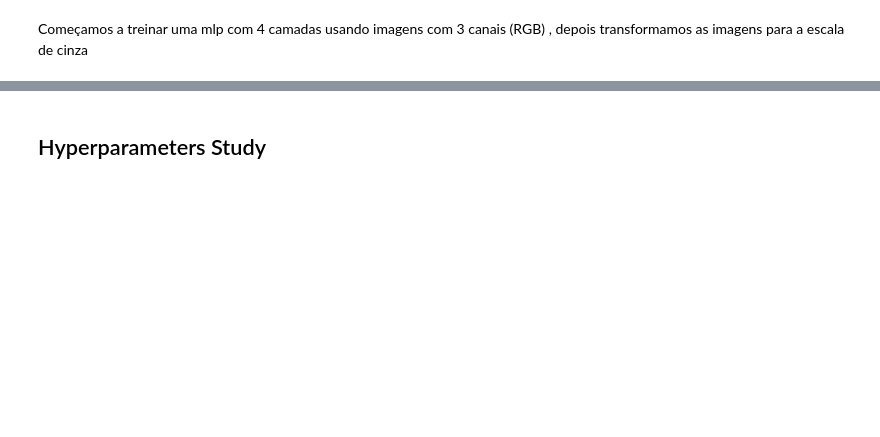
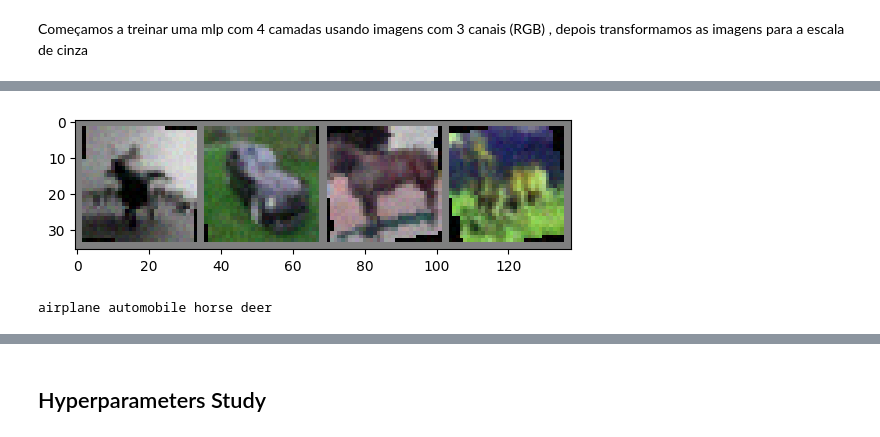
Before and after one commit to anasosl/redes_neurais, a Jupyter notebook: CIFAR10_with_MLPs.ipynb, the cells around one changed output, grey strips where cells are left out. Saved outputs shown, nothing was run; the diff lists cells and outputs as text; code cells hidden in the pictures; blank space fills up the shorter version.

```diff
--- a/CIFAR10_with_MLPs.ipynb
+++ b/CIFAR10_with_MLPs.ipynb
@@ -135,0 +174,22 @@ Começamos a treinar uma mlp com 4 camadas usando imagens com 3 canais (RGB) , d
+# %%
+# Definindo transformações de data augmentation com gaussian noise
+transform = transforms.Compose([
+    transforms.RandomHorizontalFlip(p=0.5),
+    transforms.RandomResizedCrop(32, scale=(0.8, 1.0)),
+    transforms.ColorJitter(brightness=0.2, contrast=0.2, saturation=0.2, hue=0.1),
+    transforms.RandomRotation(15),
+    transforms.RandomAffine(degrees=0, shear=5),
+    transforms.RandomApply([transforms.RandomGrayscale(p=1.0)], p=0.2),
+    transforms.RandomApply([transforms.GaussianBlur(kernel_size=(1, 1), sigma=(0.1, 2.0))], p=0.3),
+    transforms.ToTensor(),
+    transforms.Normalize((0.5,), (0.5,)),
+    AddGaussianNoise(mean=0.0, std=0.05)
+])
+
+dataset = torchvision.datasets.CIFAR10(root='./data', train=True, download=True, transform=transform)
+
+augmented_loader = torch.utils.data.DataLoader(dataset, batch_size=4, shuffle=True)
+showImagesInLoader(augmented_loader)
+# %% [output]
+[figure, added]
+airplane automobile horse deer
```
Also changed, not shown: parts of 32 cells of this notebook, 1 other file.
